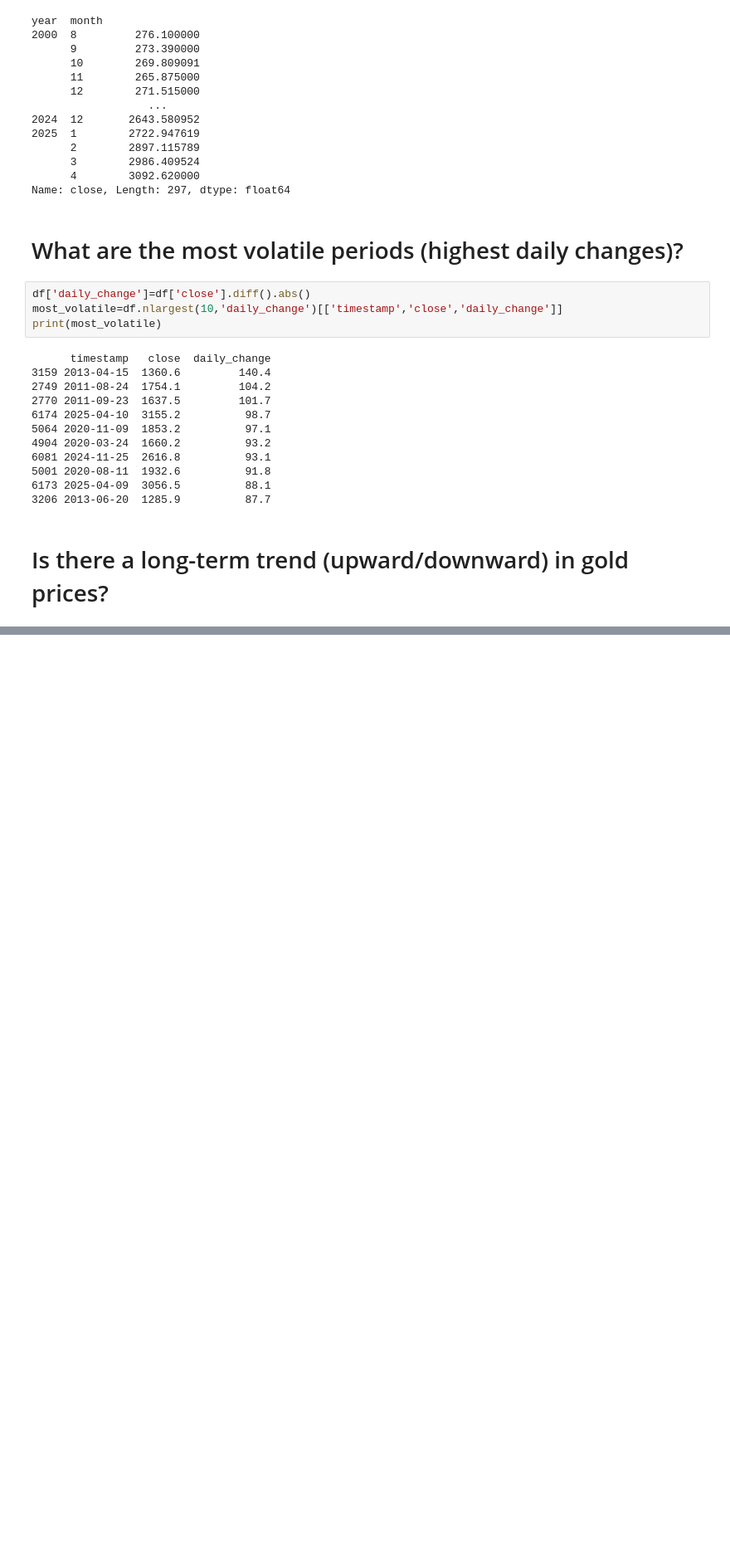
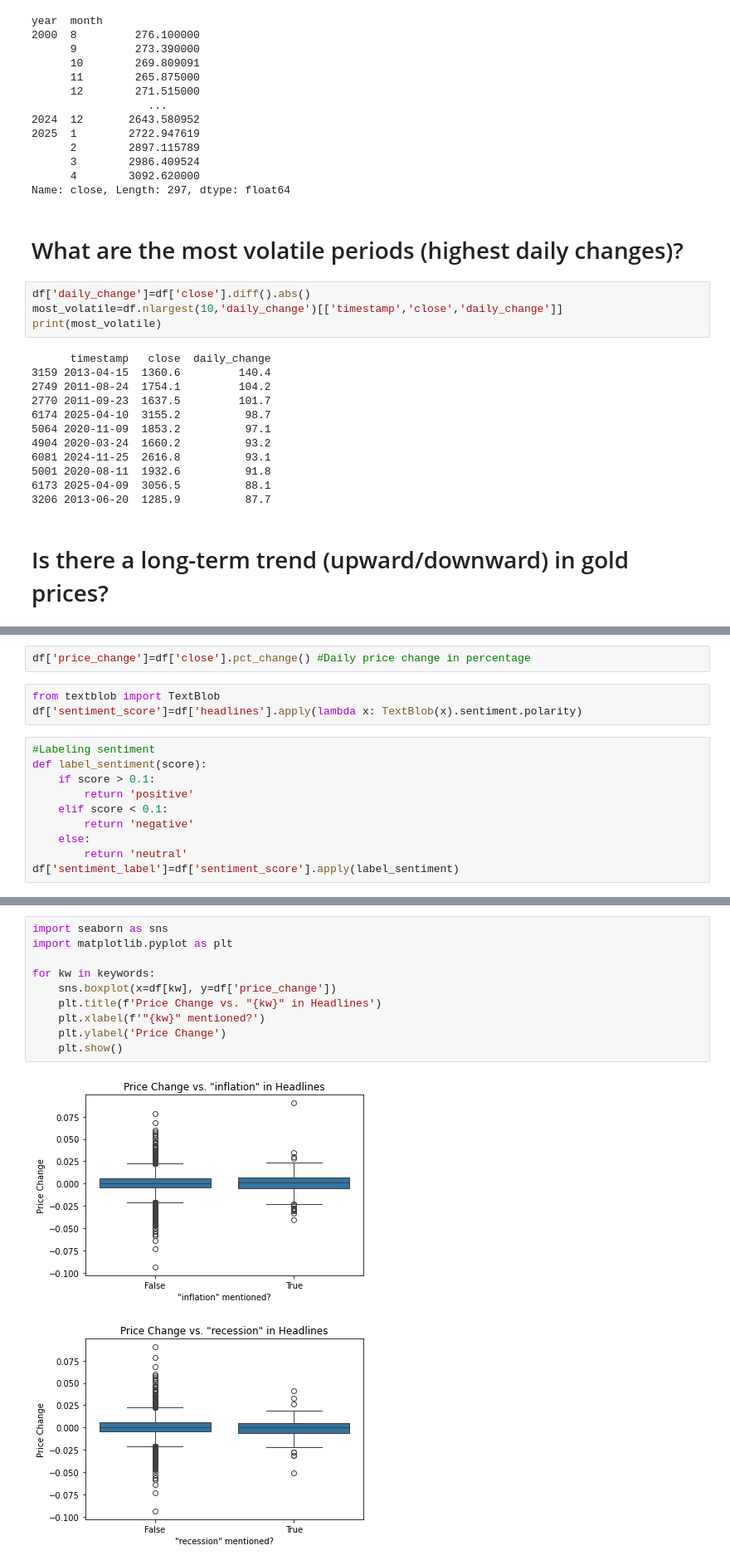
Before and after one commit to AkshayBani08/gold-price-sentiment-analysis, a Jupyter notebook: gold.ipynb, the cells around one changed output, grey strips where cells are left out. Shown: that part at 83% size. Drawn from its saved outputs; the diff is of its cells as text; blank space fills up the shorter version.

```diff
--- a/gold.ipynb
+++ b/gold.ipynb
@@ -143,0 +160,15 @@ No artists with labels found to put in legend.  Note that artists whose label st
+# %%
+df['price_change']=df['close'].pct_change() #Daily price change in percentage
+# %%
+from textblob import TextBlob
+df['sentiment_score']=df['headlines'].apply(lambda x: TextBlob(x).sentiment.polarity)
+# %%
+#Labeling sentiment
+def label_sentiment(score):
+    if score > 0.1:
+        return 'positive'
+    elif score < 0.1:
+        return 'negative'
+    else:
+        return 'neutral'
+df['sentiment_label']=df['sentiment_score'].apply(label_sentiment)
@@ -143,0 +193,13 @@ No artists with labels found to put in legend.  Note that artists whose label st
+# %%
+import seaborn as sns
+import matplotlib.pyplot as plt
+
+for kw in keywords:
+    sns.boxplot(x=df[kw], y=df['price_change'])
+    plt.title(f'Price Change vs. "{kw}" in Headlines')
+    plt.xlabel(f'"{kw}" mentioned?')
+    plt.ylabel('Price Change')
+    plt.show()
+# %% [output]
+[figure, added]
+[figure, added]
```
Also changed, not shown: parts of 8 cells of this notebook.
